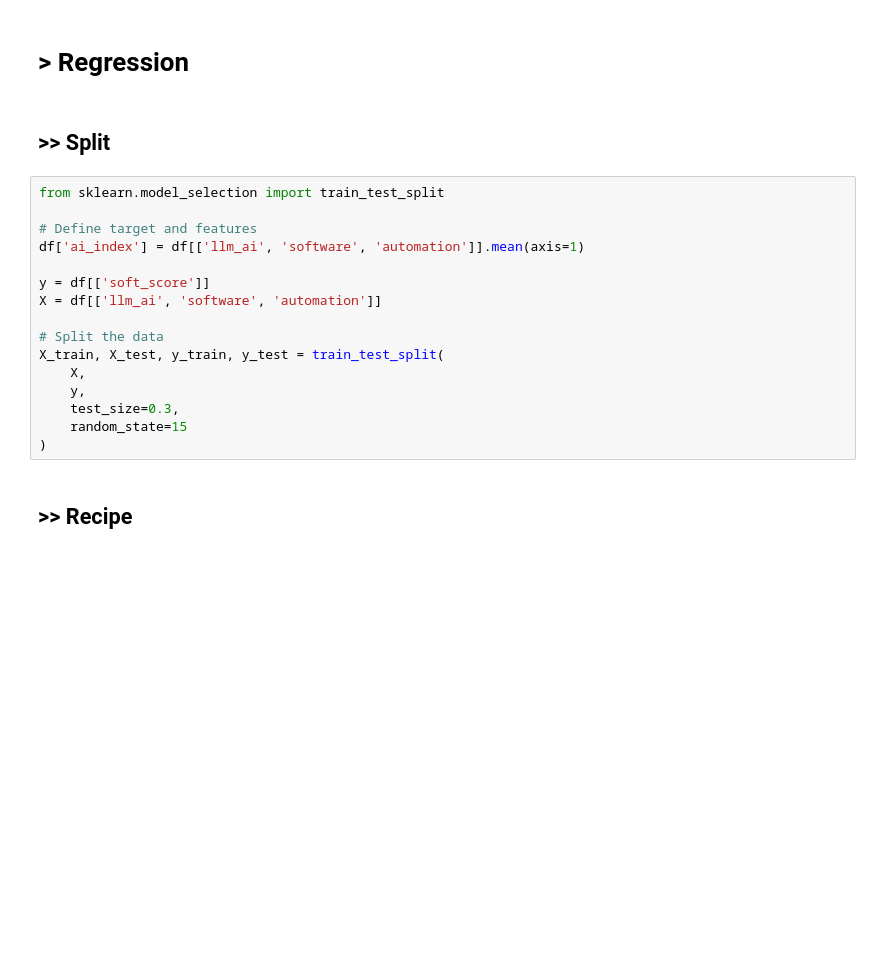
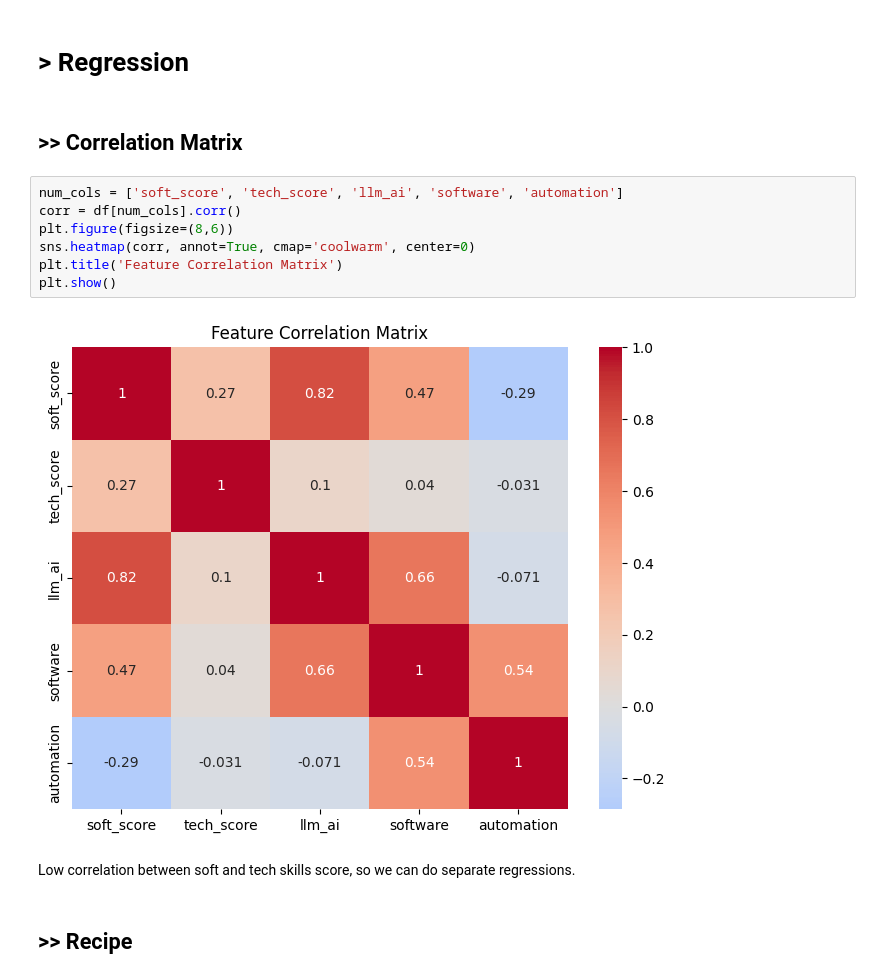
Before and after one commit to pradervonsky/haste, a Jupyter notebook: hr_skills.ipynb, the cells around one changed output. Saved outputs shown, nothing was run; the diff lists cells and outputs as text; blank space fills up the shorter version.

```diff
--- a/hr_skills.ipynb
+++ b/hr_skills.ipynb
@@ -183,24 +183,19 @@ automation       0
 dtype: int64
 # %% [markdown]
 # > Regression
-# %% [markdown]
-## >> Split
-# %%
-from sklearn.model_selection import train_test_split
-
-# Define target and features
-df['ai_index'] = df[['llm_ai', 'software', 'automation']].mean(axis=1)
-
-y = df[['soft_score']]
-X = df[['llm_ai', 'software', 'automation']]
-
-# Split the data
-X_train, X_test, y_train, y_test = train_test_split(
-    X,
-    y,
-    test_size=0.3,
-    random_state=15
-)
+# %% [markdown]
+## >> Correlation Matrix
+# %%
+num_cols = ['soft_score', 'tech_score', 'llm_ai', 'software', 'automation']
+corr = df[num_cols].corr()
+plt.figure(figsize=(8,6))
+sns.heatmap(corr, annot=True, cmap='coolwarm', center=0)
+plt.title('Feature Correlation Matrix')
+plt.show()
+# %% [output]
+[figure, added]
+# %% [markdown]
+Low correlation between soft and tech skills score, so we can do separate regressions.
 # %% [markdown]
 ## >> Recipe
 # %%
```
Also changed, not shown: parts of 23 cells of this notebook.
